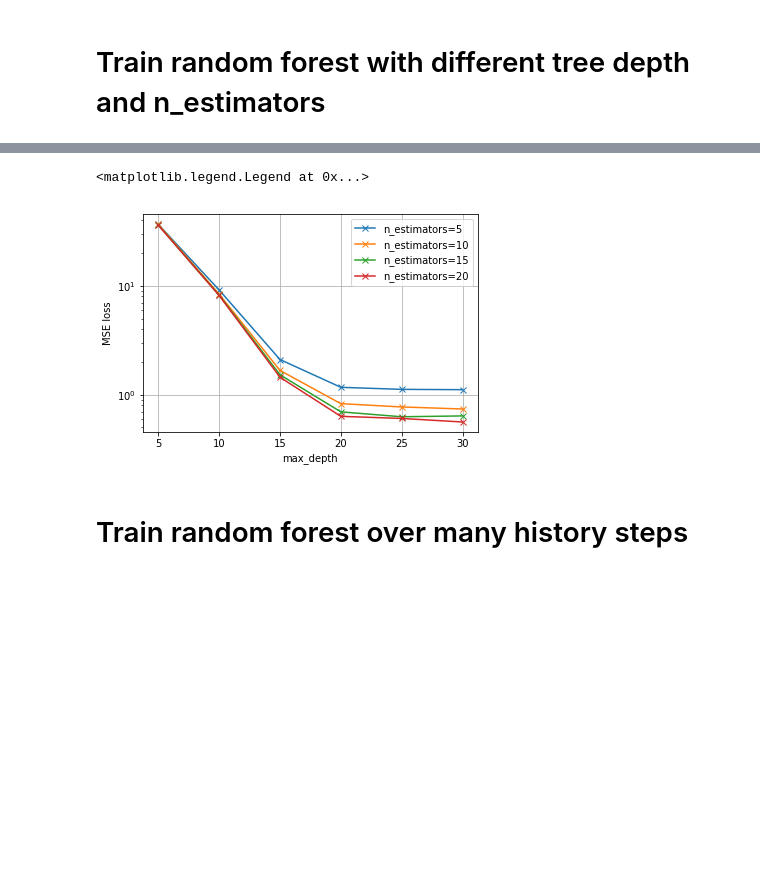
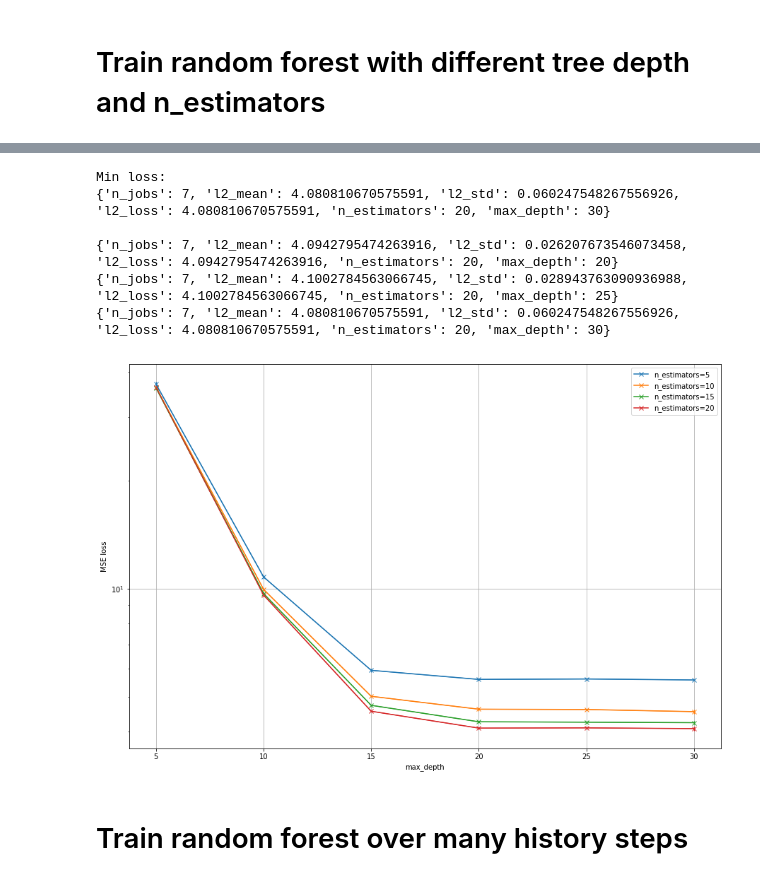
Before and after one commit to kvour/Intro_ML_Project, a Jupyter notebook: random_forest/01_basic.ipynb, the cells around one changed output, grey strips where cells are left out. Saved outputs shown, nothing was run; the diff lists cells and outputs as text; code cells hidden in the pictures; blank space fills up the shorter version.

```diff
--- a/random_forest/01_basic.ipynb
+++ b/random_forest/01_basic.ipynb
@@ -34,7 +37,7 @@ def split_data(data, timesteps=1):
     if timesteps == 1:
         return X, Y
 
-    Xres = np.zeros((X.shape[0] - timesteps + 1, 7 * timesteps))
+    Xres = np.zeros((X.shape[0] - timesteps + 1, 21 * timesteps))
     Yres = Y[timesteps - 1:]
 
     for i in xrange(X.shape[0] - timesteps + 1):
@@ -87,17 +94,48 @@ done
 # %%
-for n_estimators in np.unique([p['n_estimators'] for p in params]):
+fig, axes = plt.subplots(1, 1, figsize=(15, 10))
+# axes = np.array(axes).reshape(-1)
+
+for i, p in enumerate(params):
+    p['l2_mean'] = np.mean(RSSts, axis=1)[i]
+    p['l2_std'] = np.std(RSSts, axis=1)[i] / np.sqrt(nfold - 1)
+
+for i, n_estimators in enumerate(np.unique([p['n_estimators'] for p in params])):
+    ax = axes
+
     pars = [p for p in params if p['n_estimators'] == n_estimators]
     x = [p['max_depth'] for p in pars]
-    y = [p['l2_loss'] for p in pars]
+    y = [p['l2_mean'] for p in pars]
+    yerr = [p['l2_std'] for p in pars]
 
-    plt.semilogy(x, y, 'x-', label="n_estimators=%d" % (n_estimators))
+    ax.set_yscale("log", nonposy='clip')
+
+    p = ax.plot(x, y, 'x-', label="n_estimators=%d" % (n_estimators))
+    ax.errorbar(x, y ,yerr=yerr, linewidth=1, color=p[0].get_color())
 
 plt.xlabel('max_depth')
 plt.ylabel('MSE loss')
 plt.grid()
 plt.legend()
+
+
+l2_mean = [p['l2_mean'] for p in params]
+l2_std = [p['l2_std'] for p in params]
+min_idx = np.argmin(l2_mean)
+
+print 'Min loss:'
+print params[min_idx]
+print ''
+
+param_stdrule = [p for p in params if p['l2_mean'] < params[min_idx]['l2_mean'] + params[min_idx]['l2_std']]
+for p in param_stdrule:
+    print p
 # %% [output]
-<matplotlib.legend.Legend at 0x...>
+Min loss:
+{'n_jobs': 7, 'l2_mean': 4.080810670575591, 'l2_std': 0.060247548267556926, 'l2_loss': 4.080810670575591, 'n_estimators': 20, 'max_depth': 30}
+
+{'n_jobs': 7, 'l2_mean': 4.0942795474263916, 'l2_std': 0.026207673546073458, 'l2_loss': 4.0942795474263916, 'n_estimators': 20, 'max_depth': 20}
+{'n_jobs': 7, 'l2_mean': 4.1002784563066745, 'l2_std': 0.028943763090936988, 'l2_loss': 4.1002784563066745, 'n_estimators': 20, 'max_depth': 25}
+{'n_jobs': 7, 'l2_mean': 4.080810670575591, 'l2_std': 0.060247548267556926, 'l2_loss': 4.080810670575591, 'n_estimators': 20, 'max_depth': 30}
-[figure, old version]
+[figure, new version]
 # %% [markdown]
 # Train random forest over many history steps
```
Also changed, not shown: parts of 6 cells of this notebook, 2 other files.
